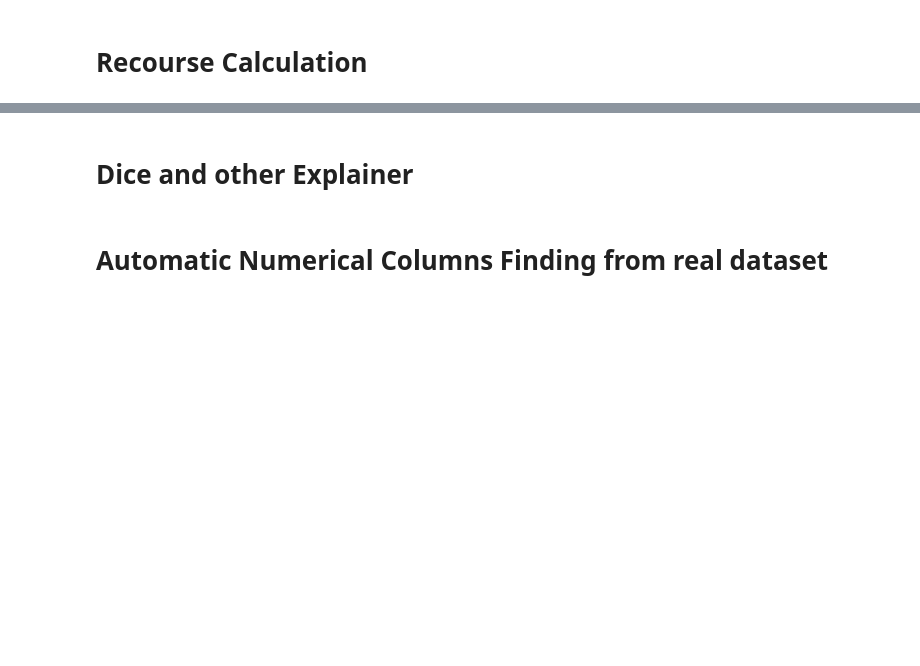
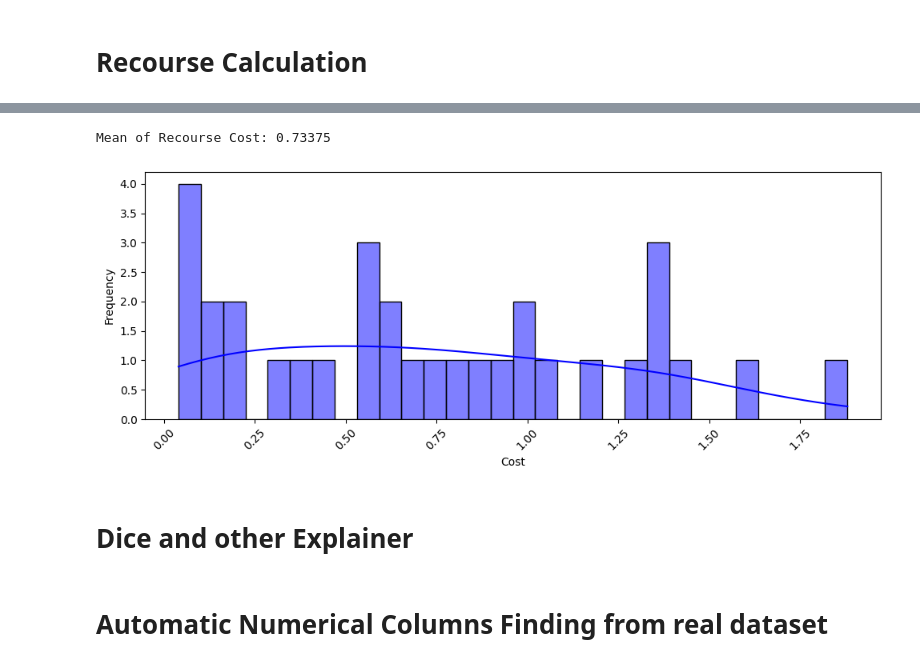
Before and after one commit to AsifAhmedShodip/MyRecourseProject, a Jupyter notebook: notebooks/dataset_exploration.ipynb, the cells around one changed output, grey strips where cells are left out. Saved outputs shown, nothing was run; the diff lists cells and outputs as text; code cells hidden in the pictures; blank space fills up the shorter version.

```diff
--- a/notebooks/dataset_exploration.ipynb
+++ b/notebooks/dataset_exploration.ipynb
@@ -150,3 +293,26 @@ else:
+# %%
+import matplotlib.pyplot as plt
+import seaborn as sns
+import pandas as pd
+
+def plot_histograms(data):
+        plt.figure(figsize=(10, 4))
+        sns.histplot(data, kde=True, bins=30, color='blue', edgecolor='black')
+        plt.xlabel('Cost')
+        plt.ylabel('Frequency')
+        plt.xticks(rotation=45)
+        plt.tight_layout()
+        plt.show()
+
+data = recourse_without_rewards['Recourse Cost'].values
+
+mean_recourse_cost = np.mean(data)
+print("Mean of Recourse Cost:", mean_recourse_cost)
+
+plot_histograms(data)
+# %% [output]
+Mean of Recourse Cost: 0.73375
+[figure, added]
 # %% [markdown]
 # Dice and other Explainer
 # %%
```
Also changed, not shown: parts of 13 cells of this notebook, 7 other files.
